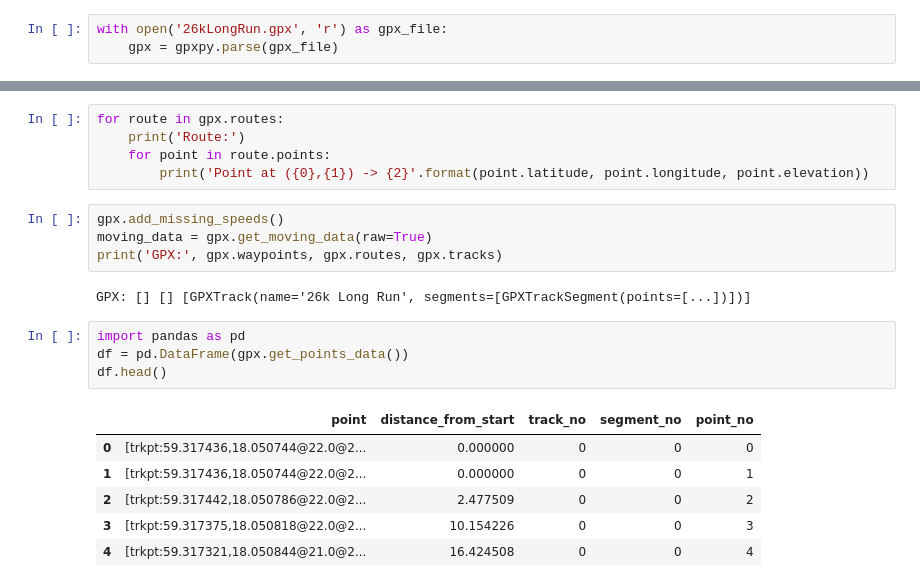
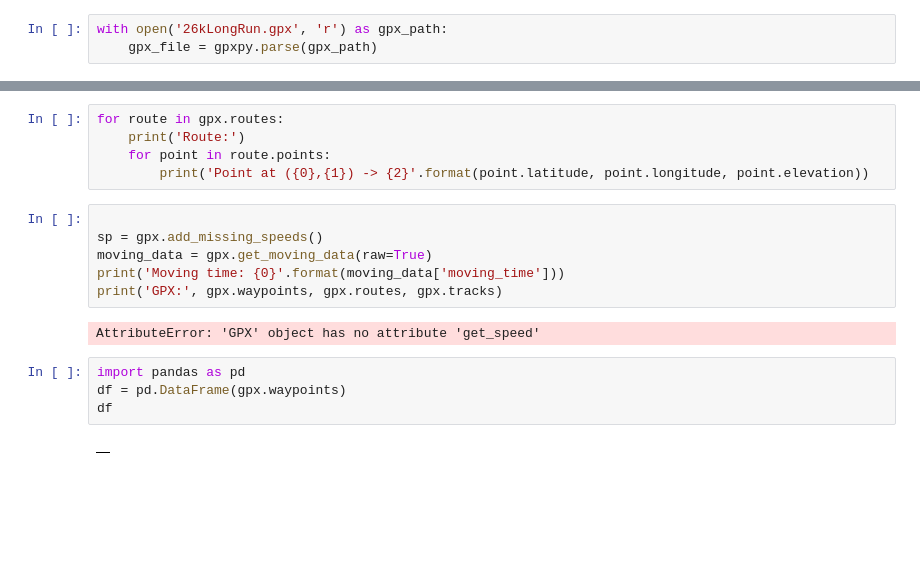
Before and after one commit to pablo-chacon/lbrp, a Jupyter notebook: test_dir/gpx_test.ipynb, the cells around one changed output, grey strips where cells are left out. Cells and saved outputs as stored; diff of their text form; blank space fills up the shorter version.

Commit message:
load gpx waypoints into dataframe

```diff
--- a/test_dir/gpx_test.ipynb
+++ b/test_dir/gpx_test.ipynb
@@ -4,3 +52,3 @@ import gpxpy.gpx
 # %%
-with open('26kLongRun.gpx', 'r') as gpx_file:
-    gpx = gpxpy.parse(gpx_file)
+with open('26kLongRun.gpx', 'r') as gpx_path:
+    gpx_file = gpxpy.parse(gpx_path)
@@ -36,20 +87,17 @@ for route in gpx.routes:
     for point in route.points:
         print('Point at ({0},{1}) -> {2}'.format(point.latitude, point.longitude, point.elevation))
 # %%
-gpx.add_missing_speeds()
+
+sp = gpx.add_missing_speeds()
 moving_data = gpx.get_moving_data(raw=True)
+print('Moving time: {0}'.format(moving_data['moving_time']))
 print('GPX:', gpx.waypoints, gpx.routes, gpx.tracks)
 # %% [output]
-GPX: [] [] [GPXTrack(name='26k Long Run', segments=[GPXTrackSegment(points=[...])])]
+AttributeError: 'GPX' object has no attribute 'get_speed'
 # %%
 import pandas as pd
-df = pd.DataFrame(gpx.get_points_data())
-df.head()
+df = pd.DataFrame(gpx.waypoints)
+df
 # %% [output]
-|  | point | distance_from_start | track_no | segment_no | point_no |
-| 0 | [trkpt:59.317436,18.050744@22.0@2... | 0.000000 | 0 | 0 | 0 |
-| 1 | [trkpt:59.317436,18.050744@22.0@2... | 0.000000 | 0 | 0 | 1 |
-| 2 | [trkpt:59.317442,18.050786@22.0@2... | 2.477509 | 0 | 0 | 2 |
-| 3 | [trkpt:59.317375,18.050818@22.0@2... | 10.154226 | 0 | 0 | 3 |
-| 4 | [trkpt:59.317321,18.050844@21.0@2... | 16.424508 | 0 | 0 | 4 |
+|  |
 # %%
```
Also changed, not shown: parts of 10 cells of this notebook, 1 other file.
